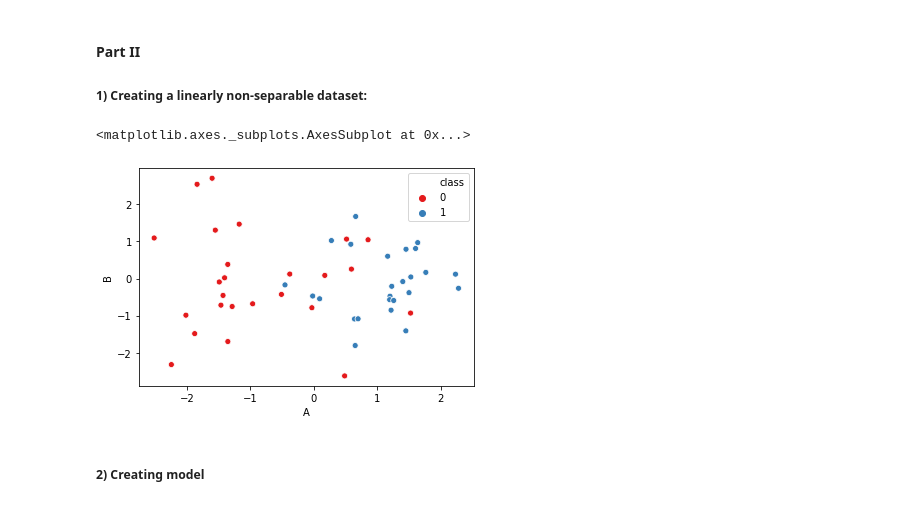
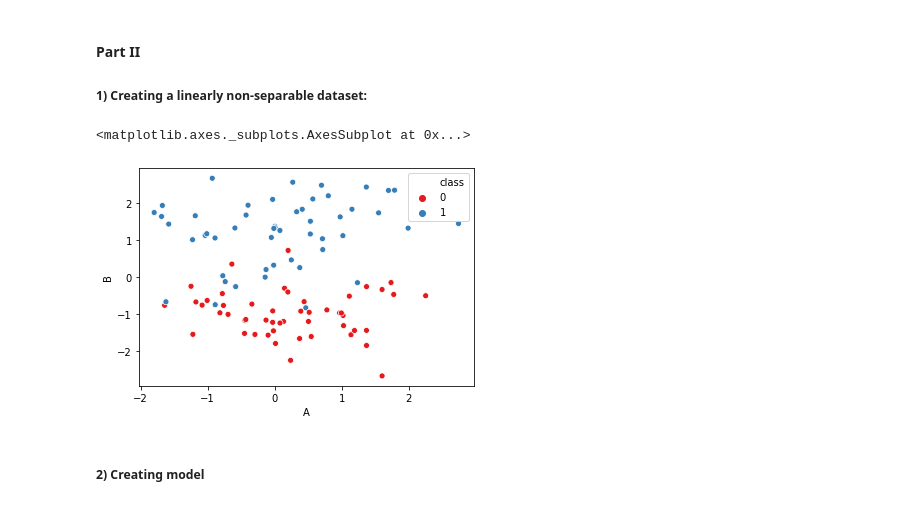
Before and after one commit to talesaraujo/data-science-cookbook, a Jupyter notebook: 2020/trabalho-02/Trabalho 2 - Implementacao Perceptron.ipynb, the cells around one changed output. Cells and saved outputs as stored; diff of their text form; code cells hidden in the pictures.

```diff
--- a/2020/trabalho-02/Trabalho 2 - Implementacao Perceptron.ipynb
+++ b/2020/trabalho-02/Trabalho 2 - Implementacao Perceptron.ipynb
@@ -250,18 +250,18 @@ Average: 0.47000000000000003
 
 ##### 1) Creating a linearly non-separable dataset:
 # %%
-samples = make_classification(n_samples=50, n_features=2, n_redundant=0,
+samples = make_classification(n_samples=100, n_features=2, n_redundant=0,
                               n_informative=1, n_clusters_per_class=1, flip_y=-1)
 
 df2 = pd.DataFrame(columns=['A', 'B', 'class'])
 df2['A'] = samples[0][:, 0]
 df2['B'] = samples[0][:, 1]
 df2['class'] = samples[1]
 
 sns.scatterplot(x=df2['A'], y=df2['B'], hue=df2['class'], palette='Set1')
 # %% [output]
 <matplotlib.axes._subplots.AxesSubplot at 0x...>
-[figure, old version]
+[figure, new version]
 # %% [markdown]
 ##### 2) Creating model
 # %%
```
Also changed, not shown: parts of 7 cells of this notebook, 2 other files.
